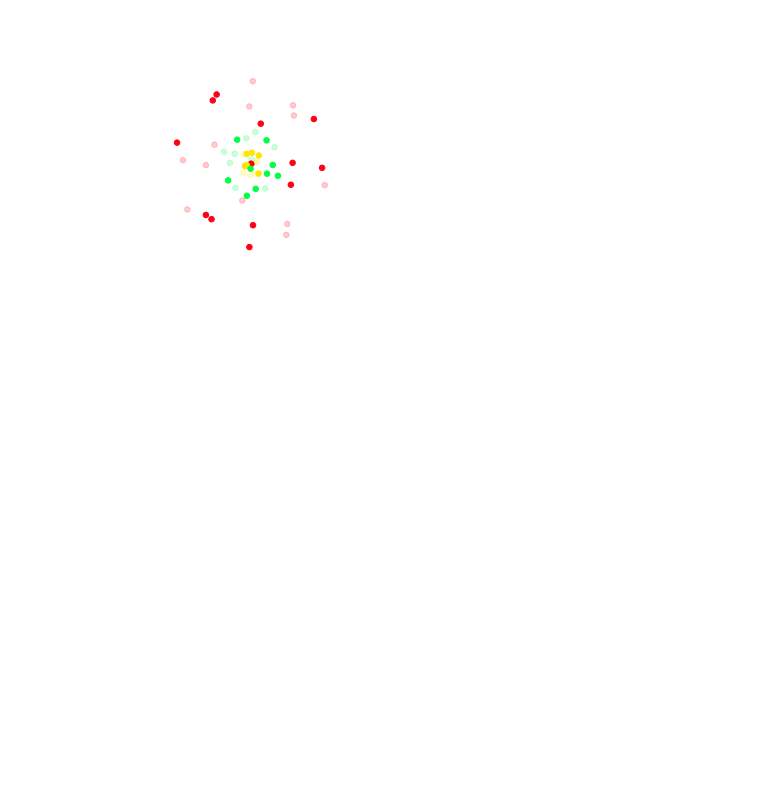
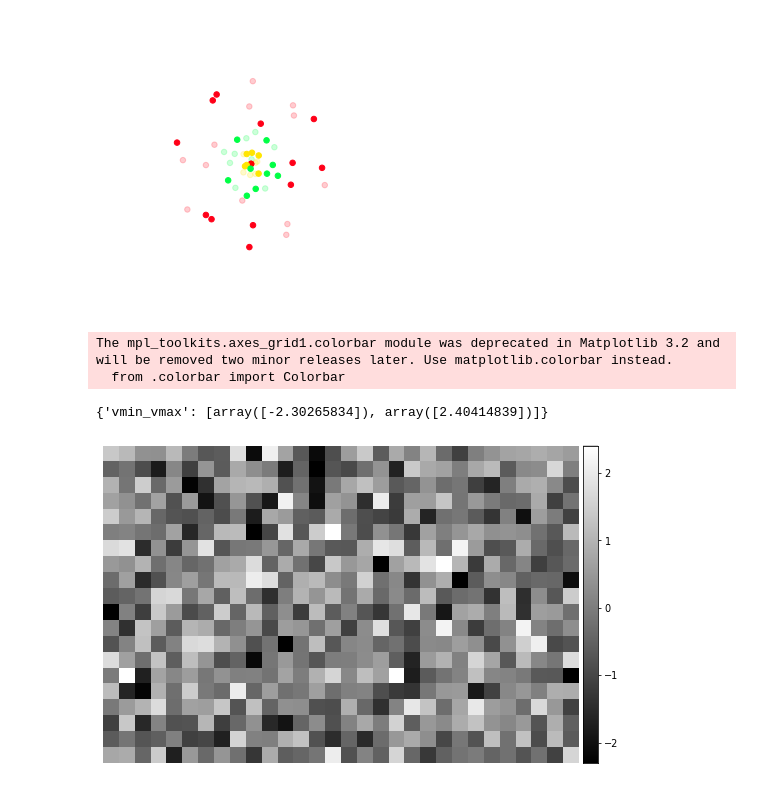
Before and after one commit to maxpietsch/mrtrix3nb, a Jupyter notebook: vis.ipynb, the cells around one changed output. Saved outputs shown, nothing was run; the diff lists cells and outputs as text; code cells hidden in the pictures; blank space fills up the shorter version.

```diff
--- a/vis.ipynb
+++ b/vis.ipynb
@@ -643,7 +643,7 @@ def plots(ims, figsize=(18,6), dpi=70, rows=1, titles=None, syncv=True, colbar=T
         if colbar and i%cols == 0:
             cbar = ax.cax.colorbar(im, drawedges=False)
             # cbar.colorbar.outline.set_visible(False) # .set_linewidth(0)
-            cbar = grid.cbar_axes[row].colorbar(im, drawedges=False, format='%.3g')
+#             cbar = grid.cbar_axes[row].colorbar(im, drawedges=False, format='%.3g')
 
         # if row_labels is not None and i%cols == 0:
         #   try:
@@ -652,5 +652,13 @@ def plots(ims, figsize=(18,6), dpi=70, rows=1, titles=None, syncv=True, colbar=T
         #     print('Failed to set label: '+ str(e))
 
     return {'vmin_vmax':[np.array(vmin), np.array(vmax)]}
+# %%
+np.random.seed(1)
+plots([np.random.randn(*(30,20))])
+# %% [output]
+The mpl_toolkits.axes_grid1.colorbar module was deprecated in Matplotlib 3.2 and will be removed two minor releases later. Use matplotlib.colorbar instead.
+  from .colorbar import Colorbar
+{'vmin_vmax': [array([-2.30265834]), array([2.40414839])]}
+[figure, added]
 # %%
 # ! make
```
Also changed, not shown: parts of 5 cells of this notebook, 7 other files.
